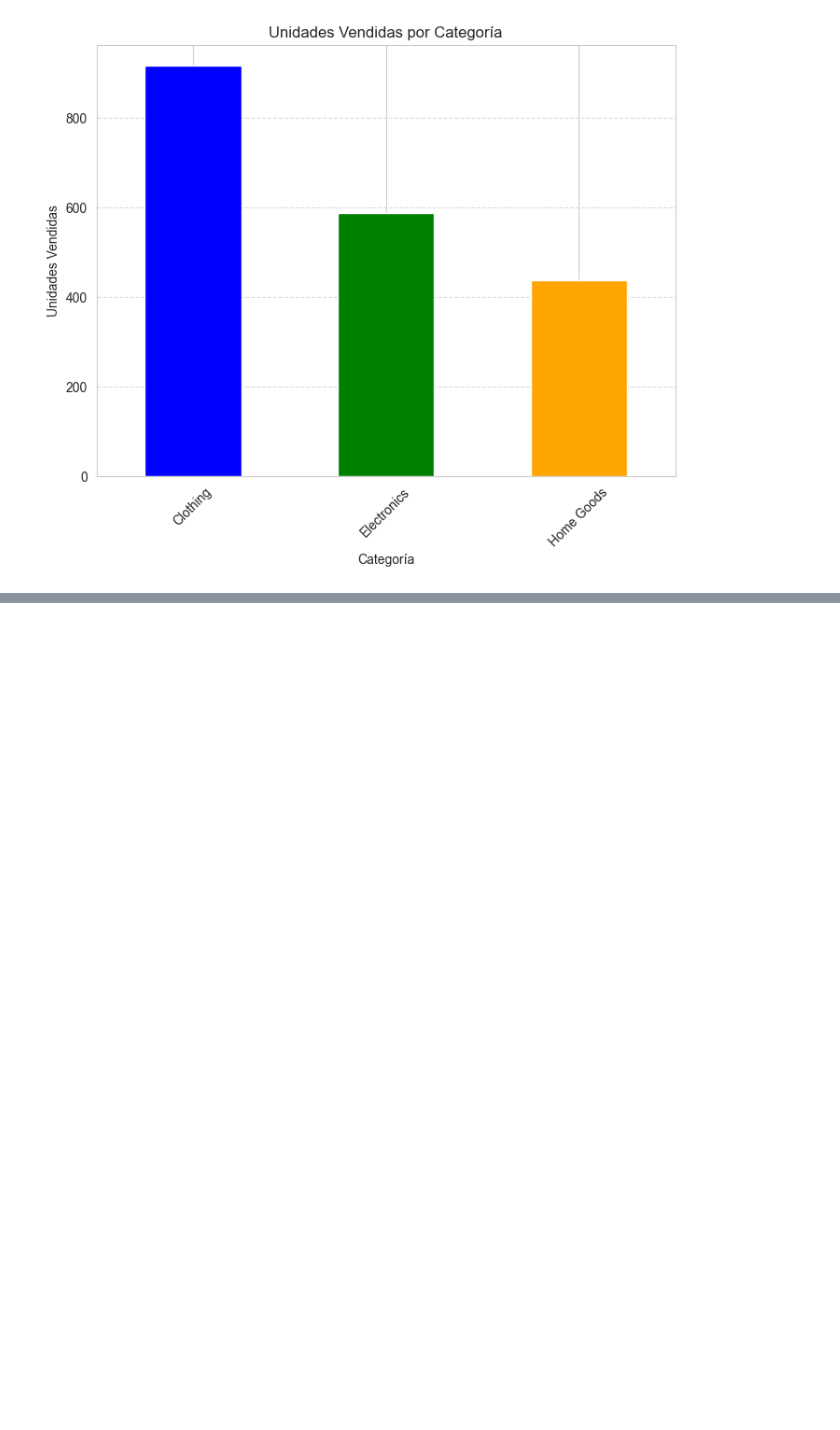
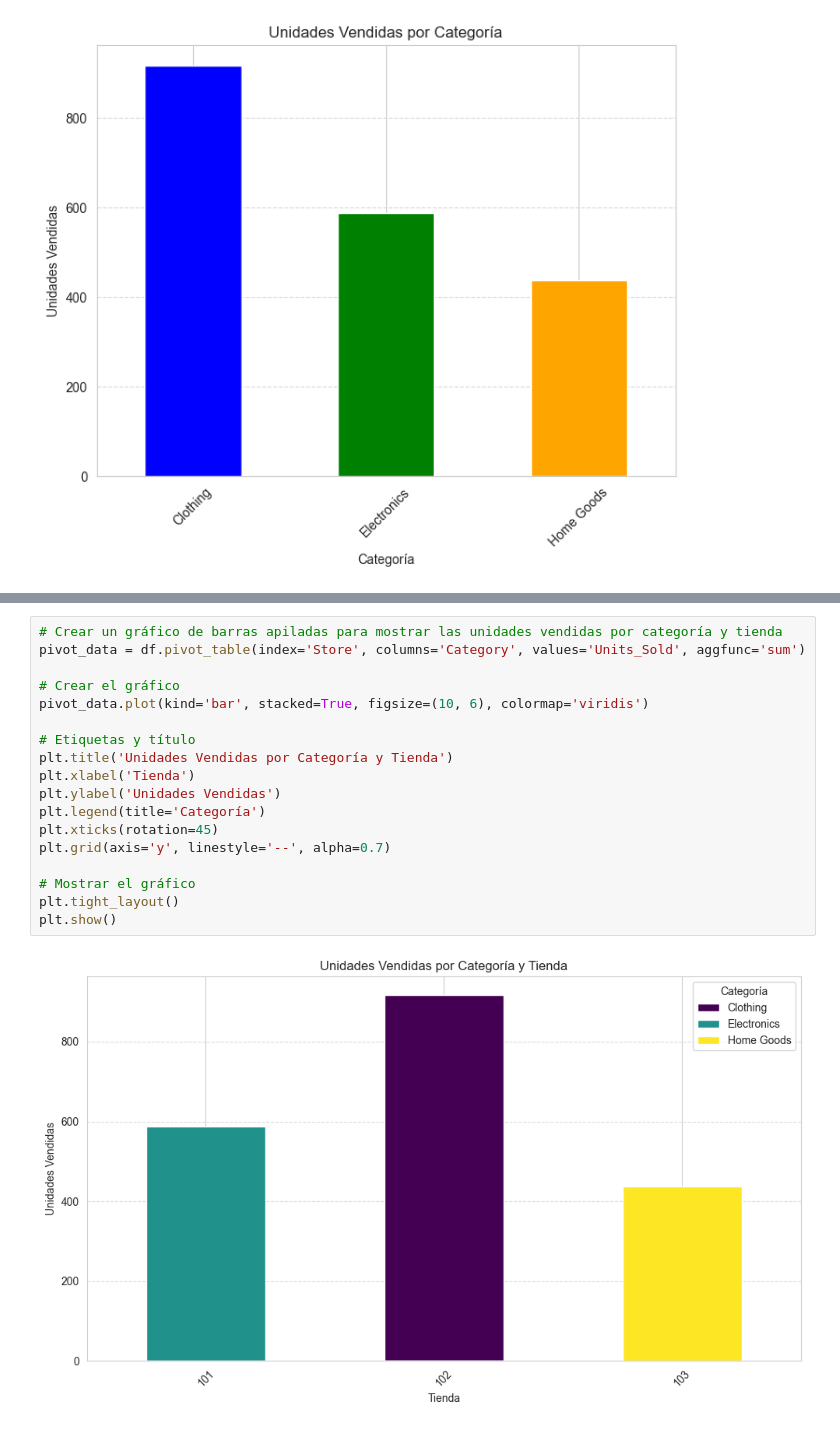
Before and after one commit to nicoherza-pascu/Club_IA-2, a Jupyter notebook: practica.ipynb, the cells around one changed output, grey strips where cells are left out. Saved outputs shown, nothing was run; the diff lists cells and outputs as text; blank space fills up the shorter version.

```diff
--- a/practica.ipynb
+++ b/practica.ipynb
@@ -430,0 +407,20 @@ plt.show()
+# %%
+# Crear un gráfico de barras apiladas para mostrar las unidades vendidas por categoría y tienda
+pivot_data = df.pivot_table(index='Store', columns='Category', values='Units_Sold', aggfunc='sum')
+
+# Crear el gráfico
+pivot_data.plot(kind='bar', stacked=True, figsize=(10, 6), colormap='viridis')
+
+# Etiquetas y título
+plt.title('Unidades Vendidas por Categoría y Tienda')
+plt.xlabel('Tienda')
+plt.ylabel('Unidades Vendidas')
+plt.legend(title='Categoría')
+plt.xticks(rotation=45)
+plt.grid(axis='y', linestyle='--', alpha=0.7)
+
+# Mostrar el gráfico
+plt.tight_layout()
+plt.show()
+# %% [output]
+[figure, added]
```
Also changed, not shown: parts of 9 cells of this notebook.
